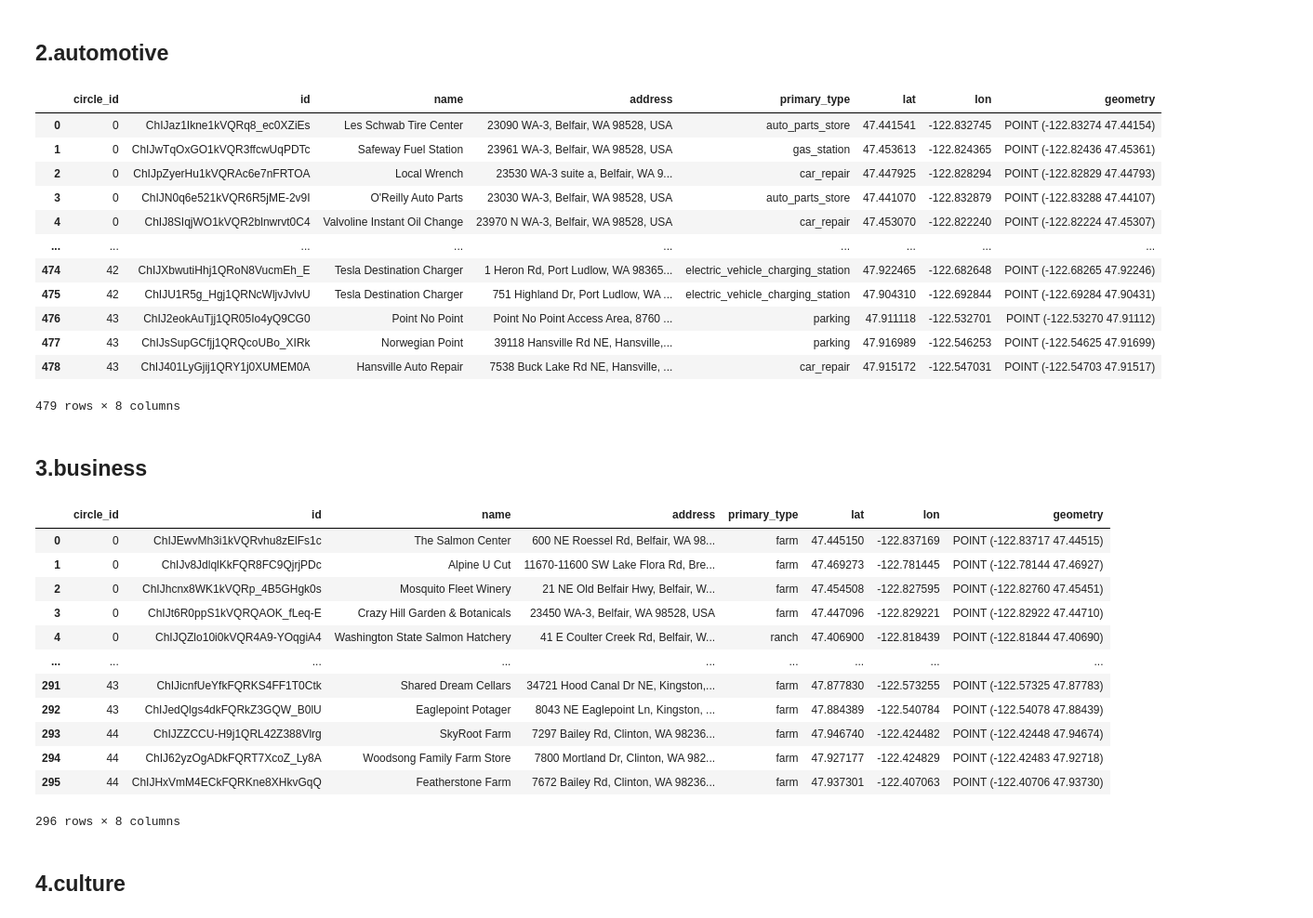
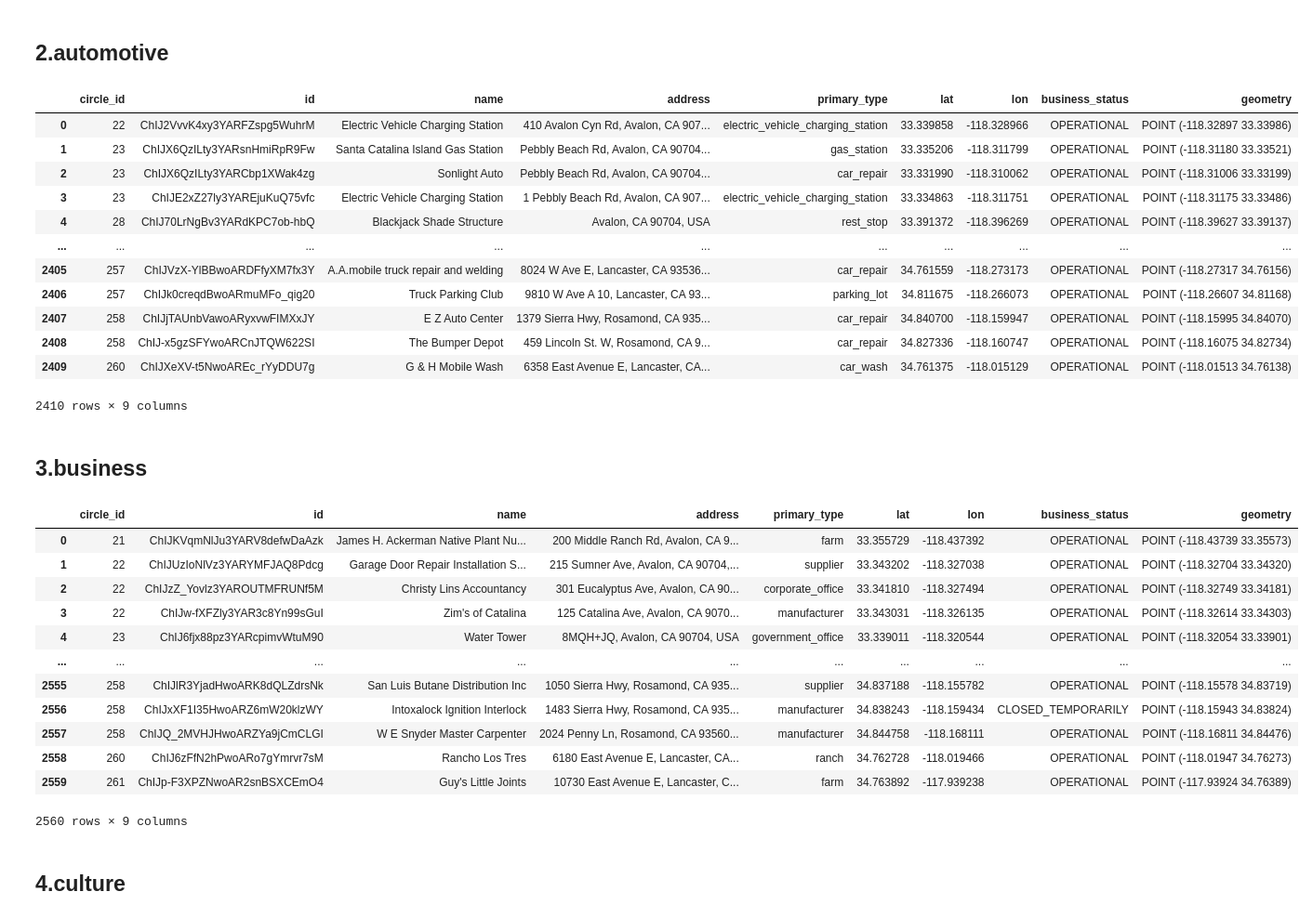
Before and after one commit to HOUPU1993/POI-study, a Jupyter notebook: POI_study.ipynb, the cells around one changed output. Shown at 93% size. Saved outputs shown, nothing was run; the diff lists cells and outputs as text; code cells hidden in the pictures.

```diff
--- a/POI_study.ipynb
+++ b/POI_study.ipynb
@@ -629,6 +630,6 @@ Error:
 # %%
-min_lon, max_lon = -123.038419, -122.427038
-min_lat, max_lat = 47.403097, 47.972959
+min_lon, max_lon = -118.951733, -117.412999
+min_lat, max_lat = 32.750045, 34.823307
 
 token = read_token("/Users/houpuli/Redlining Lab Dropbox/HOUPU LI/googleplace_token.json")
 R = 5000  # meters
@@ -639,7 +640,7 @@ circles = circle_center(
     min_lat=min_lat,
     max_lat=max_lat,
     R=R,
-    base=msa_bspo
+    base=msa_la
 )
 circles
 # %% [output]
@@ -737,43 +750,48 @@ field_mask = [
     "places.id",
     "places.displayName",
     "places.formattedAddress",
     "places.location",
     "places.primaryType",
     "places.businessStatus",
 ]
 
 place_types = [
     "car_dealer",
     "car_rental",
     "car_repair",
     "car_wash",
+    "ebike_charging_station",
     "electric_vehicle_charging_station",
     "gas_station",
     "parking",
+    "parking_garage",
+    "parking_lot",
     "rest_stop",
+    "tire_shop",
+    "truck_dealer",
 ]
 
 google_automotive_5000 = places_nearby_grid(
     circles,
     token=token,
     R=R,
     place_types=place_types,
     field_mask=field_mask,
     sleep_sec=0.1,
 )
 
 google_automotive_5000
 # %% [output]
-|  | circle_id | id | name | address | primary_type | lat | lon | geometry |
-| 0 | 0 | ChIJaz1Ikne1kVQRq8_ec0XZiEs | Les Schwab Tire Center | 23090 WA-3, Belfair, WA 98528, USA | auto_parts_store | 47.441541 | -122.832745 | POINT (-122.83274 47.44154) |
-| 1 | 0 | ChIJwTqOxGO1kVQR3ffcwUqPDTc | Safeway Fuel Station | 23961 WA-3, Belfair, WA 98528, USA | gas_station | 47.453613 | -122.824365 | POINT (-122.82436 47.45361) |
-| 2 | 0 | ChIJpZyerHu1kVQRAc6e7nFRTOA | Local Wrench | 23530 WA-3 suite a, Belfair, WA 9... | car_repair | 47.447925 | -122.828294 | POINT (-122.82829 47.44793) |
-| 3 | 0 | ChIJN0q6e521kVQR6R5jME-2v9I | O'Reilly Auto Parts | 23030 WA-3, Belfair, WA 98528, USA | auto_parts_store | 47.441070 | -122.832879 | POINT (-122.83288 47.44107) |
-| 4 | 0 | ChIJ8SIqjWO1kVQR2blnwrvt0C4 | Valvoline Instant Oil Change | 23970 N WA-3, Belfair, WA 98528, USA | car_repair | 47.453070 | -122.822240 | POINT (-122.82224 47.45307) |
-| ... | ... | ... | ... | ... | ... | ... | ... | ... |
-| 474 | 42 | ChIJXbwutiHhj1QRoN8VucmEh_E | Tesla Destination Charger | 1 Heron Rd, Port Ludlow, WA 98365... | electric_vehicle_charging_station | 47.922465 | -122.682648 | POINT (-122.68265 47.92246) |
-| 475 | 42 | ChIJU1R5g_Hgj1QRNcWljvJvlvU | Tesla Destination Charger | 751 Highland Dr, Port Ludlow, WA ... | electric_vehicle_charging_station | 47.904310 | -122.692844 | POINT (-122.69284 47.90431) |
-| 476 | 43 | ChIJ2eokAuTjj1QR05Io4yQ9CG0 | Point No Point | Point No Point Access Area, 8760 ... | parking | 47.911118 | -122.532701 | POINT (-122.53270 47.91112) |
-| 477 | 43 | ChIJsSupGCfjj1QRQcoUBo_XIRk | Norwegian Point | 39118 Hansville Rd NE, Hansville,... | parking | 47.916989 | -122.546253 | POINT (-122.54625 47.91699) |
-| 478 | 43 | ChIJ401LyGjij1QRY1j0XUMEM0A | Hansville Auto Repair | 7538 Buck Lake Rd NE, Hansville, ... | car_repair | 47.915172 | -122.547031 | POINT (-122.54703 47.91517) |
+|  | circle_id | id | name | address | primary_type | lat | lon | business_status | geometry |
+| 0 | 22 | ChIJ2VvvK4xy3YARFZspg5WuhrM | Electric Vehicle Charging Station | 410 Avalon Cyn Rd, Avalon, CA 907... | electric_vehicle_charging_station | 33.339858 | -118.328966 | OPERATIONAL | POINT (-118.32897 33.33986) |
+| 1 | 23 | ChIJX6QzILty3YARsnHmiRpR9Fw | Santa Catalina Island Gas Station | Pebbly Beach Rd, Avalon, CA 90704... | gas_station | 33.335206 | -118.311799 | OPERATIONAL | POINT (-118.31180 33.33521) |
+| 2 | 23 | ChIJX6QzILty3YARCbp1XWak4zg | Sonlight Auto | Pebbly Beach Rd, Avalon, CA 90704... | car_repair | 33.331990 | -118.310062 | OPERATIONAL | POINT (-118.31006 33.33199) |
+| 3 | 23 | ChIJE2xZ27ly3YAREjuKuQ75vfc | Electric Vehicle Charging Station | 1 Pebbly Beach Rd, Avalon, CA 907... | electric_vehicle_charging_station | 33.334863 | -118.311751 | OPERATIONAL | POINT (-118.31175 33.33486) |
+| 4 | 28 | ChIJ70LrNgBv3YARdKPC7ob-hbQ | Blackjack Shade Structure | Avalon, CA 90704, USA | rest_stop | 33.391372 | -118.396269 | OPERATIONAL | POINT (-118.39627 33.39137) |
+| ... | ... | ... | ... | ... | ... | ... | ... | ... | ... |
+| 2405 | 257 | ChIJVzX-YlBBwoARDFfyXM7fx3Y | A.A.mobile truck repair and welding | 8024 W Ave E, Lancaster, CA 93536... | car_repair | 34.761559 | -118.273173 | OPERATIONAL | POINT (-118.27317 34.76156) |
+| 2406 | 257 | ChIJk0creqdBwoARmuMFo_qig20 | Truck Parking Club | 9810 W Ave A 10, Lancaster, CA 93... | parking_lot | 34.811675 | -118.266073 | OPERATIONAL | POINT (-118.26607 34.81168) |
+| 2407 | 258 | ChIJjTAUnbVawoARyxvwFIMXxJY | E Z Auto Center | 1379 Sierra Hwy, Rosamond, CA 935... | car_repair | 34.840700 | -118.159947 | OPERATIONAL | POINT (-118.15995 34.84070) |
+| 2408 | 258 | ChIJ-x5gzSFYwoARCnJTQW622SI | The Bumper Depot | 459 Lincoln St. W, Rosamond, CA 9... | car_repair | 34.827336 | -118.160747 | OPERATIONAL | POINT (-118.16075 34.82734) |
+| 2409 | 260 | ChIJXeXV-t5NwoAREc_rYyDDU7g | G & H Mobile Wash | 6358 East Avenue E, Lancaster, CA... | car_wash | 34.761375 | -118.015129 | OPERATIONAL | POINT (-118.01513 34.76138) |
-479 rows × 8 columns
+2410 rows × 9 columns
@@ -792,9 +812,14 @@ field_mask = [
 ]
 
 place_types = [
+    "business_center",
     "corporate_office",
+    "coworking_space",
     "farm",
+    "manufacturer",
     "ranch",
+    "supplier",
+    "television_studio",
 ]
 
 google_business_5000 = places_nearby_grid(
@@ -808,16 +833,16 @@ google_business_5000 = places_nearby_grid(
 
 google_business_5000
 # %% [output]
-|  | circle_id | id | name | address | primary_type | lat | lon | geometry |
-| 0 | 0 | ChIJEwvMh3i1kVQRvhu8zElFs1c | The Salmon Center | 600 NE Roessel Rd, Belfair, WA 98... | farm | 47.445150 | -122.837169 | POINT (-122.83717 47.44515) |
-| 1 | 0 | ChIJv8JdlqlKkFQR8FC9QjrjPDc | Alpine U Cut | 11670-11600 SW Lake Flora Rd, Bre... | farm | 47.469273 | -122.781445 | POINT (-122.78144 47.46927) |
-| 2 | 0 | ChIJhcnx8WK1kVQRp_4B5GHgk0s | Mosquito Fleet Winery | 21 NE Old Belfair Hwy, Belfair, W... | farm | 47.454508 | -122.827595 | POINT (-122.82760 47.45451) |
-| 3 | 0 | ChIJt6R0ppS1kVQRQAOK_fLeq-E | Crazy Hill Garden & Botanicals | 23450 WA-3, Belfair, WA 98528, USA | farm | 47.447096 | -122.829221 | POINT (-122.82922 47.44710) |
-| 4 | 0 | ChIJQZlo10i0kVQR4A9-YOqgiA4 | Washington State Salmon Hatchery | 41 E Coulter Creek Rd, Belfair, W... | ranch | 47.406900 | -122.818439 | POINT (-122.81844 47.40690) |
-| ... | ... | ... | ... | ... | ... | ... | ... | ... |
-| 291 | 43 | ChIJicnfUeYfkFQRKS4FF1T0Ctk | Shared Dream Cellars | 34721 Hood Canal Dr NE, Kingston,... | farm | 47.877830 | -122.573255 | POINT (-122.57325 47.87783) |
-| 292 | 43 | ChIJedQlgs4dkFQRkZ3GQW_B0lU | Eaglepoint Potager | 8043 NE Eaglepoint Ln, Kingston, ... | farm | 47.884389 | -122.540784 | POINT (-122.54078 47.88439) |
-| 293 | 44 | ChIJZZCCU-H9j1QRL42Z388Vlrg | SkyRoot Farm | 7297 Bailey Rd, Clinton, WA 98236... | farm | 47.946740 | -122.424482 | POINT (-122.42448 47.94674) |
-| 294 | 44 | ChIJ62yzOgADkFQRT7XcoZ_Ly8A | Woodsong Family Farm Store | 7800 Mortland Dr, Clinton, WA 982... | farm | 47.927177 | -122.424829 | POINT (-122.42483 47.92718) |
-| 295 | 44 | ChIJHxVmM4ECkFQRKne8XHkvGqQ | Featherstone Farm | 7672 Bailey Rd, Clinton, WA 98236... | farm | 47.937301 | -122.407063 | POINT (-122.40706 47.93730) |
+|  | circle_id | id | name | address | primary_type | lat | lon | business_status | geometry |
+| 0 | 21 | ChIJKVqmNlJu3YARV8defwDaAzk | James H. Ackerman Native Plant Nu... | 200 Middle Ranch Rd, Avalon, CA 9... | farm | 33.355729 | -118.437392 | OPERATIONAL | POINT (-118.43739 33.35573) |
+| 1 | 22 | ChIJUzIoNlVz3YARYMFJAQ8Pdcg | Garage Door Repair Installation S... | 215 Sumner Ave, Avalon, CA 90704,... | supplier | 33.343202 | -118.327038 | OPERATIONAL | POINT (-118.32704 33.34320) |
+| 2 | 22 | ChIJzZ_Yovlz3YAROUTMFRUNf5M | Christy Lins Accountancy | 301 Eucalyptus Ave, Avalon, CA 90... | corporate_office | 33.341810 | -118.327494 | OPERATIONAL | POINT (-118.32749 33.34181) |
+| 3 | 22 | ChIJw-fXFZly3YAR3c8Yn99sGuI | Zim's of Catalina | 125 Catalina Ave, Avalon, CA 9070... | manufacturer | 33.343031 | -118.326135 | OPERATIONAL | POINT (-118.32614 33.34303) |
+| 4 | 23 | ChIJ6fjx88pz3YARcpimvWtuM90 | Water Tower | 8MQH+JQ, Avalon, CA 90704, USA | government_office | 33.339011 | -118.320544 | OPERATIONAL | POINT (-118.32054 33.33901) |
+| ... | ... | ... | ... | ... | ... | ... | ... | ... | ... |
+| 2555 | 258 | ChIJlR3YjadHwoARK8dQLZdrsNk | San Luis Butane Distribution Inc | 1050 Sierra Hwy, Rosamond, CA 935... | supplier | 34.837188 | -118.155782 | OPERATIONAL | POINT (-118.15578 34.83719) |
+| 2556 | 258 | ChIJxXF1I35HwoARZ6mW20klzWY | Intoxalock Ignition Interlock | 1483 Sierra Hwy, Rosamond, CA 935... | manufacturer | 34.838243 | -118.159434 | CLOSED_TEMPORARILY | POINT (-118.15943 34.83824) |
+| 2557 | 258 | ChIJQ_2MVHJHwoARZYa9jCmCLGI | W E Snyder Master Carpenter | 2024 Penny Ln, Rosamond, CA 93560... | manufacturer | 34.844758 | -118.168111 | OPERATIONAL | POINT (-118.16811 34.84476) |
+| 2558 | 260 | ChIJ6zFfN2hPwoARo7gYmrvr7sM | Rancho Los Tres | 6180 East Avenue E, Lancaster, CA... | ranch | 34.762728 | -118.019466 | OPERATIONAL | POINT (-118.01947 34.76273) |
+| 2559 | 261 | ChIJp-F3XPZNwoAR2snBSXCEmO4 | Guy's Little Joints | 10730 East Avenue E, Lancaster, C... | farm | 34.763892 | -117.939238 | OPERATIONAL | POINT (-117.93924 34.76389) |
-296 rows × 8 columns
+2560 rows × 9 columns
```
Also changed, not shown: parts of 52 cells of this notebook.
